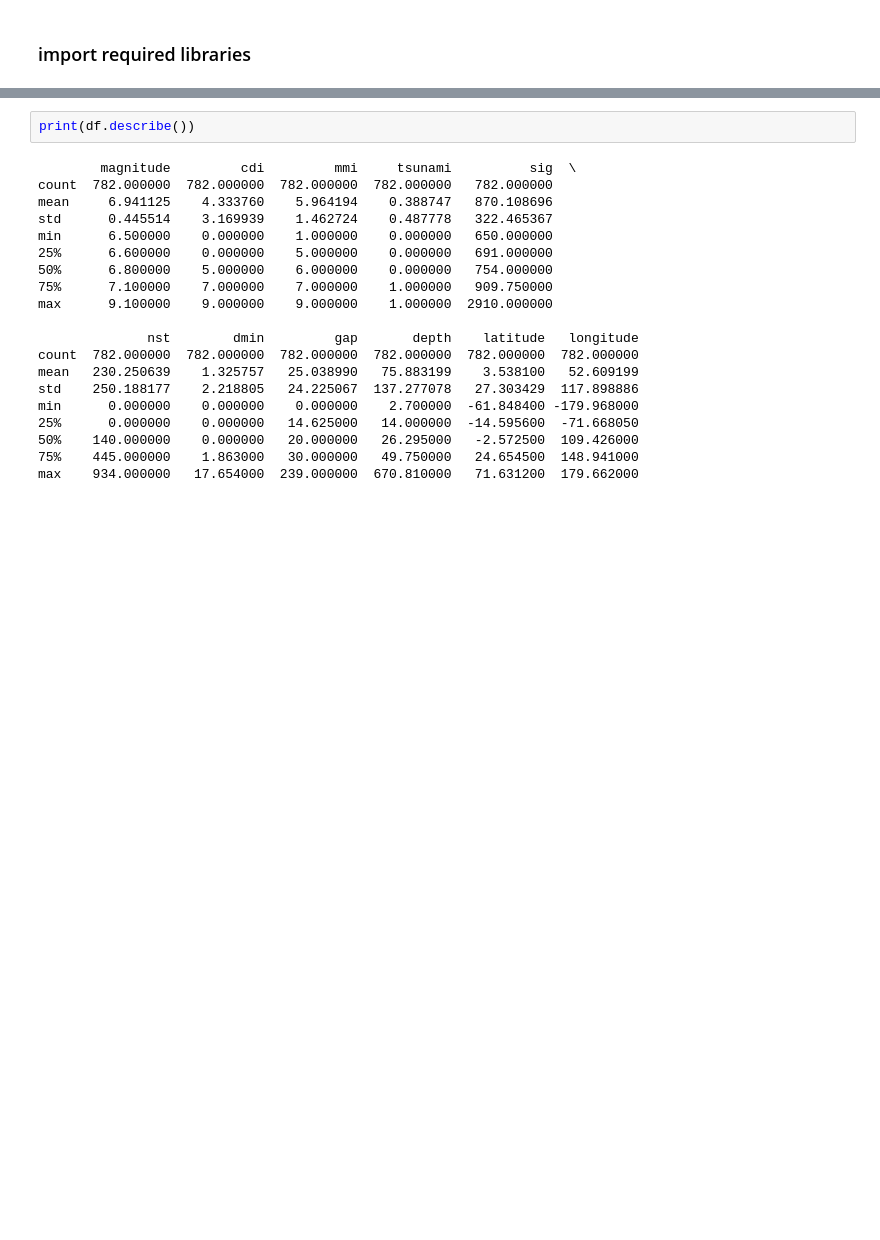
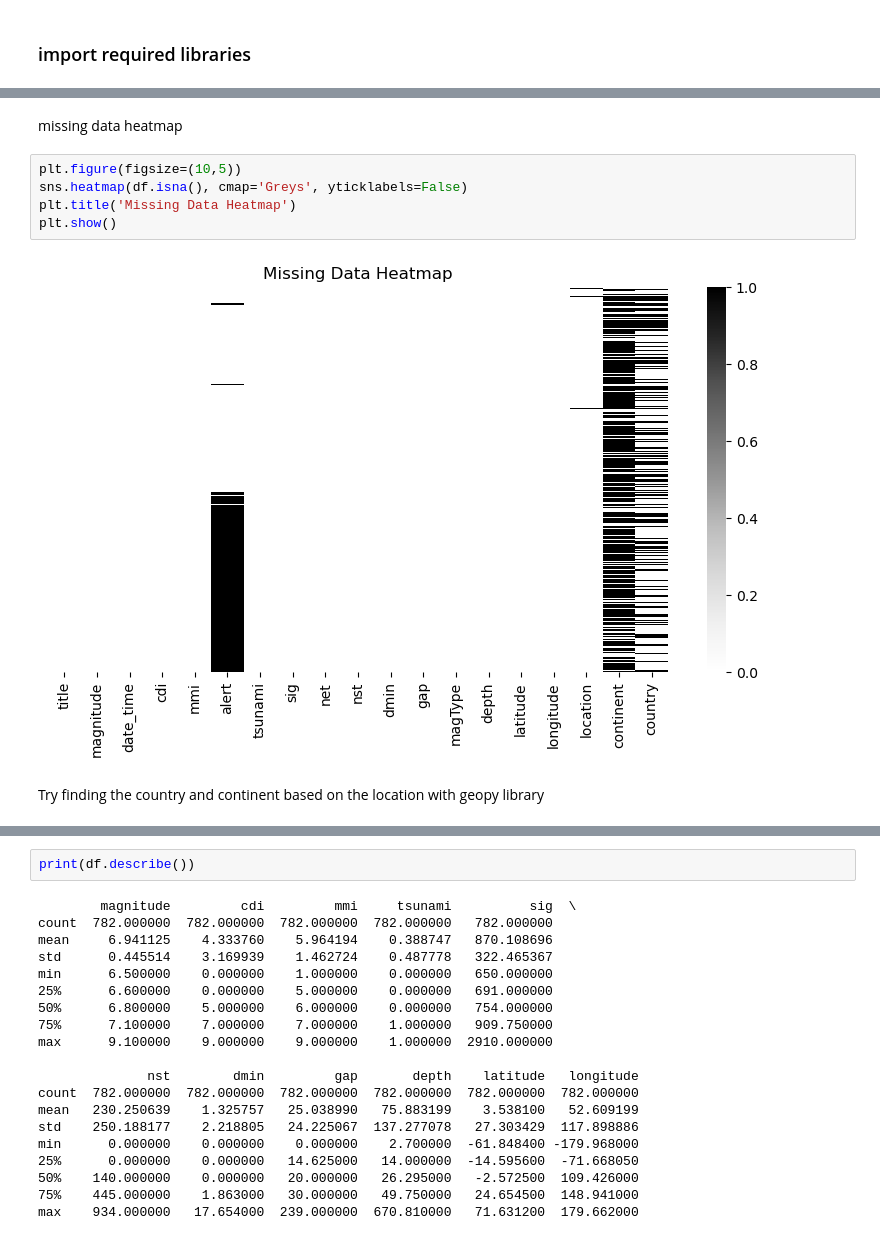
Before and after one commit to JamesOgbu/EarthQuake, a Jupyter notebook: EDA.ipynb, the cells around one changed output, grey strips where cells are left out. Cells and saved outputs as stored; diff of their text form; blank space fills up the shorter version.

```diff
--- a/EDA.ipynb
+++ b/EDA.ipynb
@@ -24,0 +22,11 @@ df.head(10)
+# %% [markdown]
+missing data heatmap
+# %%
+plt.figure(figsize=(10,5))
+sns.heatmap(df.isna(), cmap='Greys', yticklabels=False)
+plt.title('Missing Data Heatmap')
+plt.show()
+# %% [output]
+[figure, added]
+# %% [markdown]
+Try finding the country and continent based on the location with geopy library
```
Also changed, not shown: parts of 31 cells of this notebook, 3 other files.
